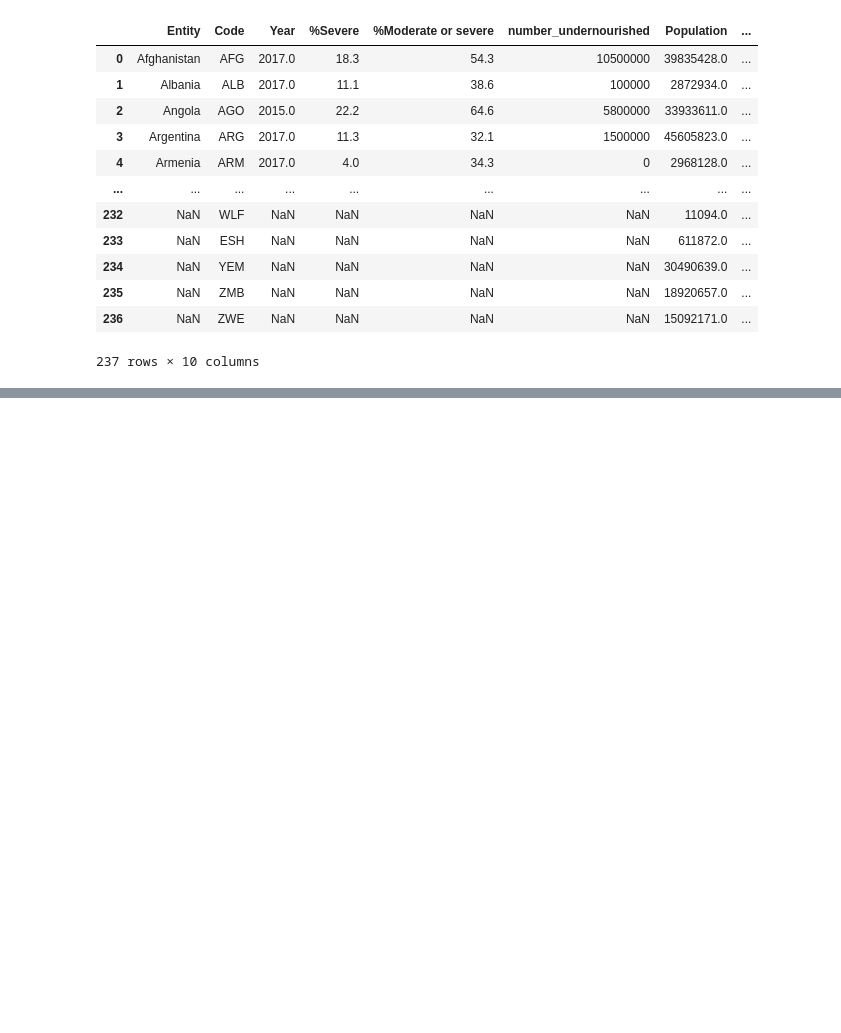
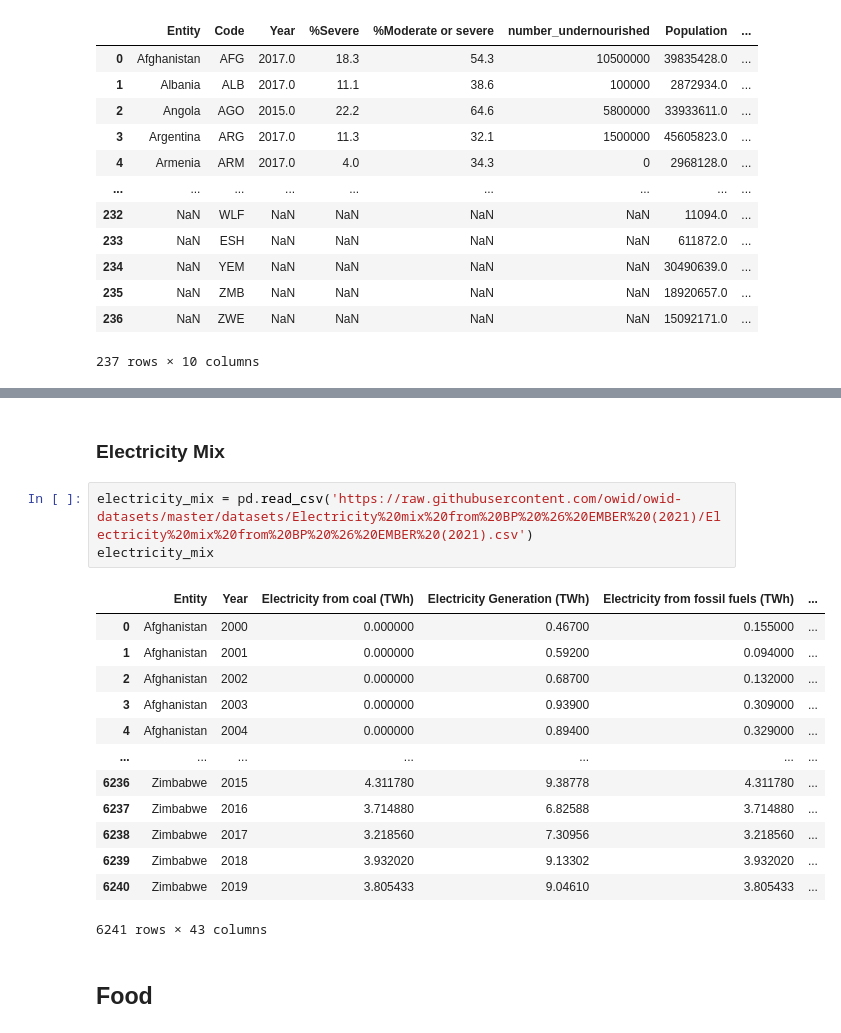
Before and after one commit to alfonsocaiazzo/esmap-mtf-data, a Jupyter notebook: Global/WASH - NUTRITION.ipynb, the cells around one changed output, grey strips where cells are left out. Drawn from its saved outputs; the diff is of its cells as text; blank space fills up the shorter version.

```diff
--- a/Global/WASH - NUTRITION.ipynb
+++ b/Global/WASH - NUTRITION.ipynb
@@ -414,0 +386,21 @@ food_cleaned
+# %% [markdown]
+### Electricity Mix
+# %%
+electricity_mix = pd.read_csv('https://raw.githubusercontent.com/owid/owid-datasets/master/datasets/Electricity%20mix%20from%20BP%20%26%20EMBER%20(2021)/Electricity%20mix%20from%20BP%20%26%20EMBER%20(2021).csv')
+electricity_mix
+# %% [output]
+|  | Entity | Year | Electricity from coal (TWh) | Electricity Generation (TWh) | Electricity from fossil fuels (TWh) | ... |
+| 0 | Afghanistan | 2000 | 0.000000 | 0.46700 | 0.155000 | ... |
+| 1 | Afghanistan | 2001 | 0.000000 | 0.59200 | 0.094000 | ... |
+| 2 | Afghanistan | 2002 | 0.000000 | 0.68700 | 0.132000 | ... |
+| 3 | Afghanistan | 2003 | 0.000000 | 0.93900 | 0.309000 | ... |
+| 4 | Afghanistan | 2004 | 0.000000 | 0.89400 | 0.329000 | ... |
+| ... | ... | ... | ... | ... | ... | ... |
+| 6236 | Zimbabwe | 2015 | 4.311780 | 9.38778 | 4.311780 | ... |
+| 6237 | Zimbabwe | 2016 | 3.714880 | 6.82588 | 3.714880 | ... |
+| 6238 | Zimbabwe | 2017 | 3.218560 | 7.30956 | 3.218560 | ... |
+| 6239 | Zimbabwe | 2018 | 3.932020 | 9.13302 | 3.932020 | ... |
+| 6240 | Zimbabwe | 2019 | 3.805433 | 9.04610 | 3.805433 | ... |
+6241 rows × 43 columns
+# %% [markdown]
+## Food
```
Also changed, not shown: parts of 35 cells of this notebook.
